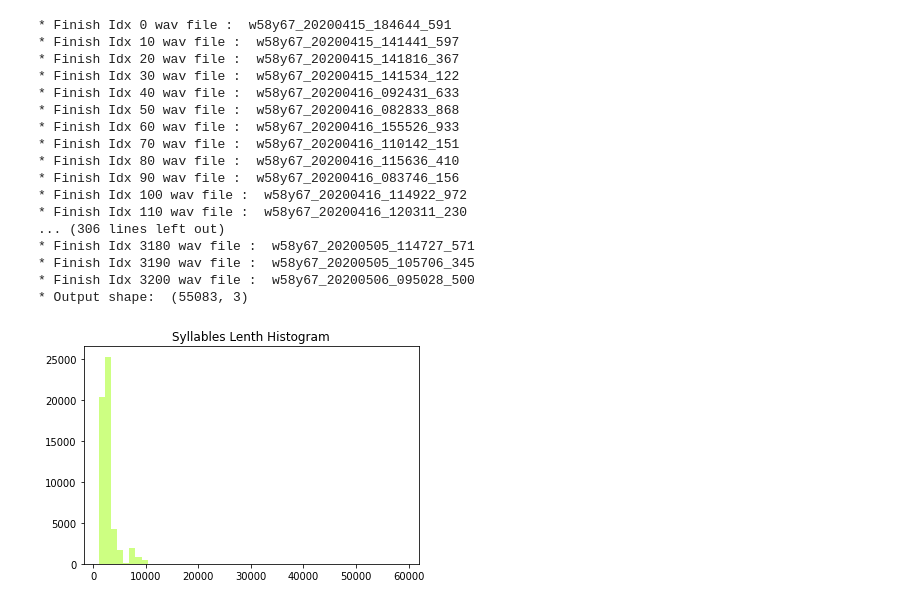
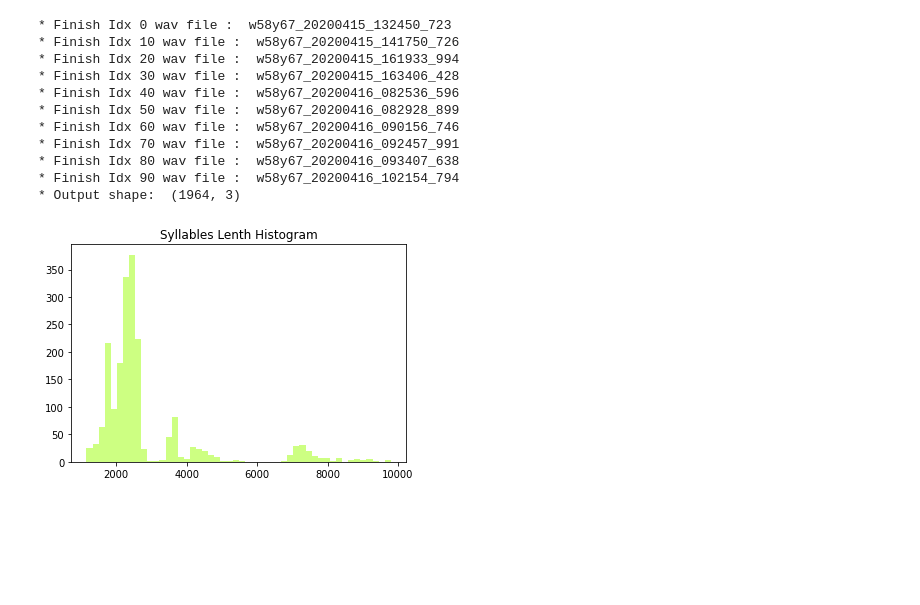
Before and after one commit to yebiny/Songbird-clusturing, a Jupyter notebook: 1-DataCleaning.ipynb, the cells around one changed output. Saved outputs shown, nothing was run; the diff lists cells and outputs as text; code cells hidden in the pictures; blank space fills up the shorter version.

```diff
--- a/1-DataCleaning.ipynb
+++ b/1-DataCleaning.ipynb
@@ -4,3 +3,3 @@ from def_dict import *
 # %%
-data_path = './data/w58y67/org'
-save_path = './data/w58y67/preprocessing_2'
+data_path = './data/w58y67/org/'
+save_path = './data/w58y67/prepro_0728'
@@ -24,0 +6,5 @@ check_wav_img(2753, wav_list)
+# %%
+DC = DataClean(data_path)
+# %%
+wav_list = DC.wav_list[:100]
+print('* Total wav files : ', len(wav_list))
@@ -25,26 +19,19 @@ check_wav_img(2753, wav_list)
 # %%
-syllable_list = get_syllable_list(wav_list, wav_name)
+syllable_list = DC.get_syllable_list(wav_list)
 print('* Output shape: ', syllable_list.shape)
 # %% [output]
-* Finish Idx 0 wav file :  w58y67_20200415_184644_591
-* Finish Idx 10 wav file :  w58y67_20200415_141441_597
-* Finish Idx 20 wav file :  w58y67_20200415_141816_367
-* Finish Idx 30 wav file :  w58y67_20200415_141534_122
-* Finish Idx 40 wav file :  w58y67_20200416_092431_633
-* Finish Idx 50 wav file :  w58y67_20200416_082833_868
-* Finish Idx 60 wav file :  w58y67_20200416_155526_933
-* Finish Idx 70 wav file :  w58y67_20200416_110142_151
-* Finish Idx 80 wav file :  w58y67_20200416_115636_410
-* Finish Idx 90 wav file :  w58y67_20200416_083746_156
-* Finish Idx 100 wav file :  w58y67_20200416_114922_972
-* Finish Idx 110 wav file :  w58y67_20200416_120311_230
-... (306 lines left out)
-* Finish Idx 3180 wav file :  w58y67_20200505_114727_571
-* Finish Idx 3190 wav file :  w58y67_20200505_105706_345
-* Finish Idx 3200 wav file :  w58y67_20200506_095028_500
-* Output shape:  (55083, 3)
+* Finish Idx 0 wav file :  w58y67_20200415_132450_723
+* Finish Idx 10 wav file :  w58y67_20200415_141750_726
+* Finish Idx 20 wav file :  w58y67_20200415_161933_994
+* Finish Idx 30 wav file :  w58y67_20200415_163406_428
+* Finish Idx 40 wav file :  w58y67_20200416_082536_596
+* Finish Idx 50 wav file :  w58y67_20200416_082928_899
+* Finish Idx 60 wav file :  w58y67_20200416_090156_746
+* Finish Idx 70 wav file :  w58y67_20200416_092457_991
+* Finish Idx 80 wav file :  w58y67_20200416_093407_638
+* Finish Idx 90 wav file :  w58y67_20200416_102154_794
+* Output shape:  (1964, 3)
 # %%
-lenth = syllable_list[:,2]
-hist_syllable_lenth(lenth)
+hist_syllable_lenth(syllable_list[:,2])
 # %% [output]
-[figure, old version]
+[figure, new version]
```
Also changed, not shown: parts of 15 cells of this notebook, 5 other files.
